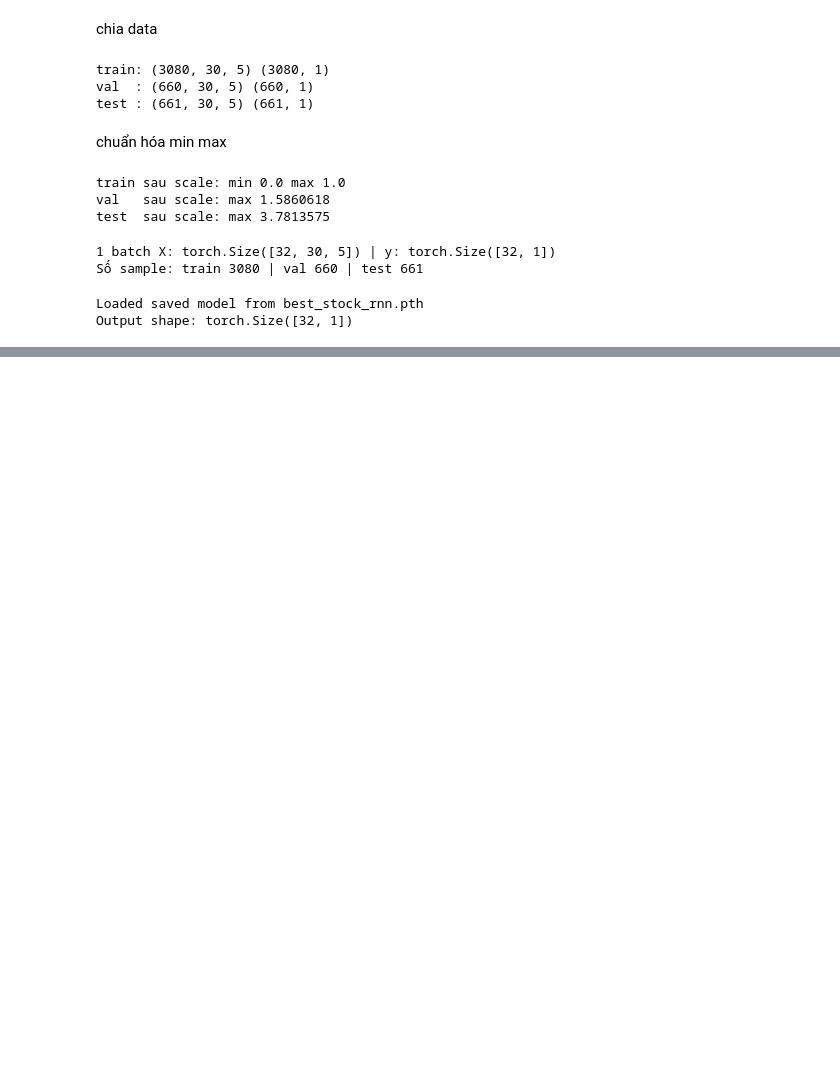
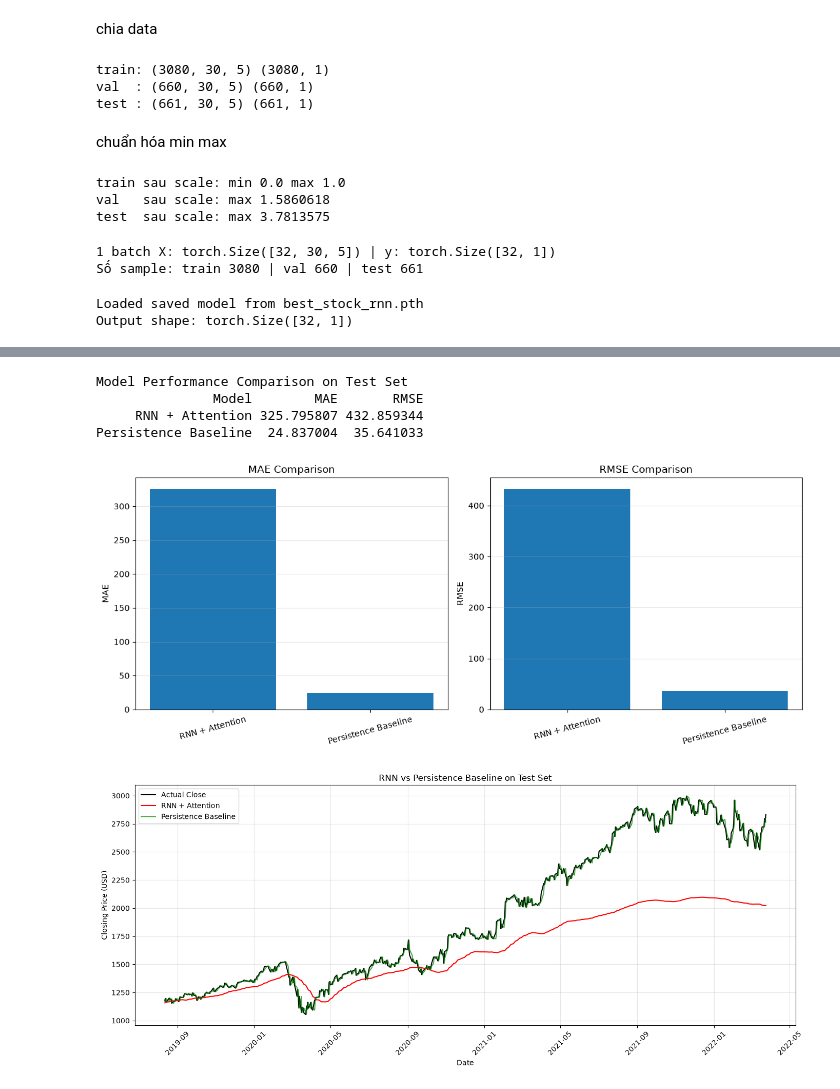
Before and after one commit to th3dummyking/RNN_midterm_G2, a Jupyter notebook: main.ipynb, the cells around one changed output, grey strips where cells are left out. Cells and saved outputs as stored; diff of their text form; code cells hidden in the pictures; blank space fills up the shorter version.

```diff
--- a/main.ipynb
+++ b/main.ipynb
@@ -402,0 +499,79 @@ Best validation loss: 0.002922
+# %%
+# 3. Compare RNN with Persistence Baseline
+
+# Persistence prediction:
+# Tomorrow's Close = Today's Close
+baseline_pred = X_test[:, -1, TARGET_COL]
+
+# Calculate evaluation metrics
+def calculate_metrics(actual, predicted):
+    mae = np.mean(np.abs(actual - predicted))
+    rmse = np.sqrt(np.mean((actual - predicted) ** 2))
+    return mae, rmse
+
+# RNN metrics
+rnn_mae, rnn_rmse = calculate_metrics(
+    y_actual, y_pred
+)
+
+# Persistence Baseline metrics
+baseline_mae, baseline_rmse = calculate_metrics(
+    y_actual, baseline_pred
+)
+
+# Create comparison table
+comparison = pd.DataFrame({
+    "Model": ["RNN + Attention", "Persistence Baseline"],
+    "MAE": [rnn_mae, baseline_mae],
+    "RMSE": [rnn_rmse, baseline_rmse]
+})
+
+print("Model Performance Comparison on Test Set")
+print(comparison.to_string(index=False))
+
+# Plot MAE and RMSE comparison
+fig, axes = plt.subplots(1, 2, figsize=(12, 5))
+
+axes[0].bar(comparison["Model"], comparison["MAE"])
+axes[0].set_title("MAE Comparison")
+axes[0].set_ylabel("MAE")
+axes[0].tick_params(axis="x", rotation=15)
+axes[0].grid(axis="y", alpha=0.3)
+
+axes[1].bar(comparison["Model"], comparison["RMSE"])
+axes[1].set_title("RMSE Comparison")
+axes[1].set_ylabel("RMSE")
+axes[1].tick_params(axis="x", rotation=15)
+axes[1].grid(axis="y", alpha=0.3)
+
+plt.tight_layout()
+plt.show()
+
+# Plot actual vs both predictions
+plt.figure(figsize=(14, 6))
+
+plt.plot(test_dates, y_actual,
+         label="Actual Close", color="black")
+
+plt.plot(test_dates, y_pred,
+         label="RNN + Attention", color="red")
+
+plt.plot(test_dates, baseline_pred,
+         label="Persistence Baseline", color="green",
+         alpha=0.7)
+
+plt.title("RNN vs Persistence Baseline on Test Set")
+plt.xlabel("Date")
+plt.ylabel("Closing Price (USD)")
+plt.legend()
+plt.grid(True, alpha=0.3)
+plt.xticks(rotation=45)
+plt.tight_layout()
+plt.show()
+# %% [output]
+Model Performance Comparison on Test Set
+               Model        MAE       RMSE
+     RNN + Attention 325.795807 432.859344
+Persistence Baseline  24.837004  35.641033
+[figure, added]
+[figure, added]
```
Also changed, not shown: parts of 12 cells of this notebook.
